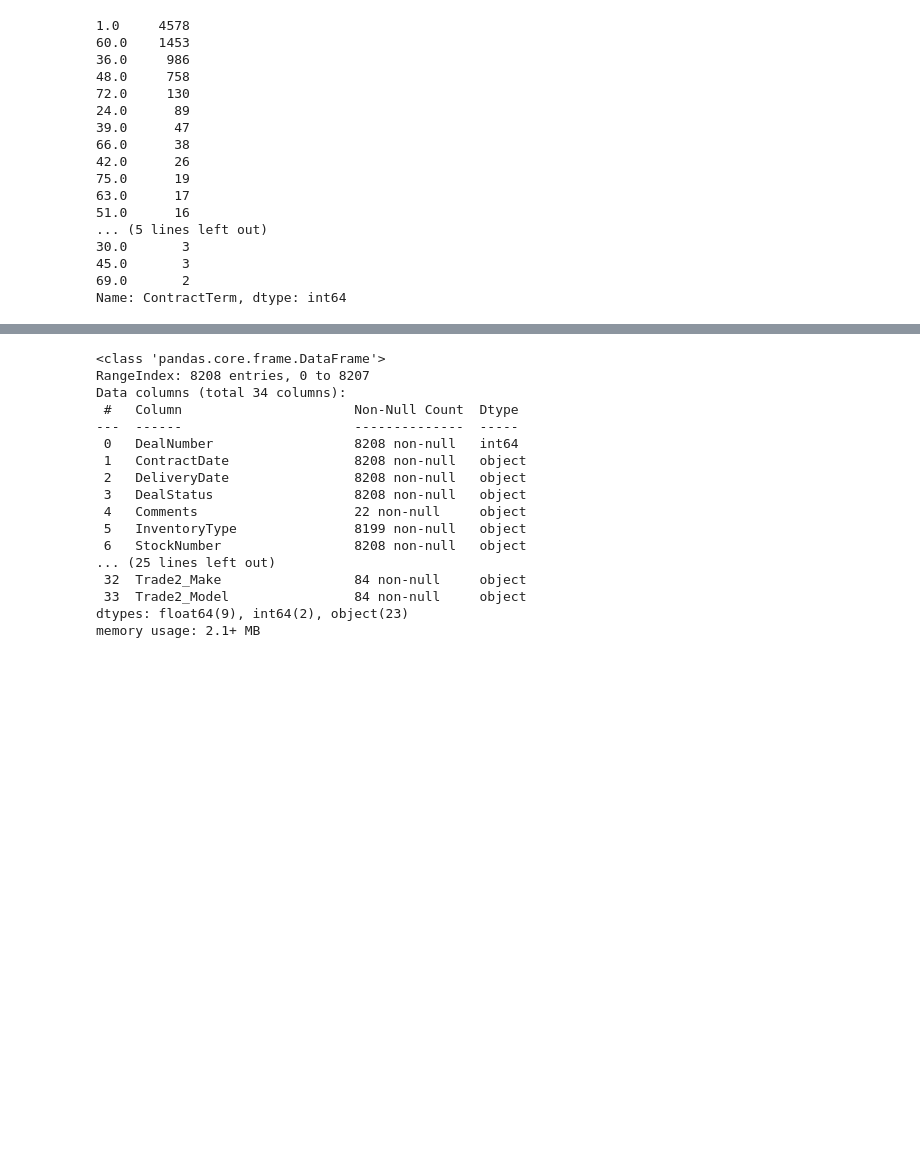
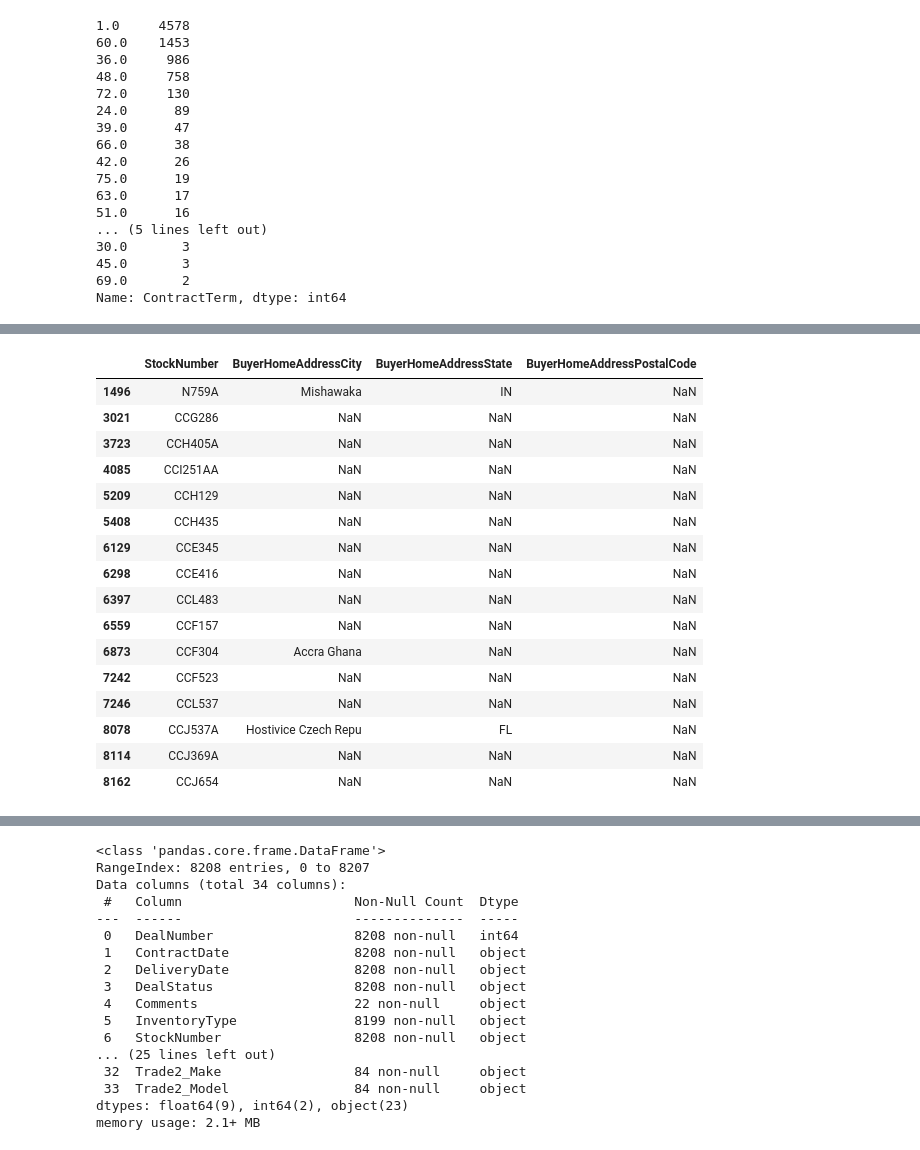
Before and after one commit to martell-n-tardy/Forecasting-with-a-Time-Series-Model-using-Python, a Jupyter notebook: notebooks/data wrangling.ipynb, the cells around one changed output, grey strips where cells are left out. Cells and saved outputs as stored; diff of their text form; code cells hidden in the pictures; blank space fills up the shorter version.

```diff
--- a/notebooks/data wrangling.ipynb
+++ b/notebooks/data wrangling.ipynb
@@ -197,0 +301,5 @@ Name: ContractTerm, dtype: int64
+# %%
+#convert rows 380,470, and 1007 'BackEndGrossProfit' value to '-200.00'
+sales_hist.iloc[[380,470,1007],13]= -200.00
+#confirm entry changed
+sales_hist.iloc[[380,470,1007],13]
@@ -197,0 +311,5 @@ Name: ContractTerm, dtype: int64
+# %%
+#convert rows 60,528, and 1009 'BackEndGrossProfit' value to '-200.00'
+sales_hist.iloc[[60,528,1009],13]= 0.00
+#confirm entry changed
+sales_hist.iloc[[60,528,1009],13]
@@ -197,0 +321,5 @@ Name: ContractTerm, dtype: int64
+# %%
+#replace all null values in 'FrontEndGrossProfit' with '0.00'
+sales_hist['FrontEndGrossProfit'] = sales_hist['FrontEndGrossProfit'].fillna(value = 0.00)
+#confirm feature updated
+sales_hist['FrontEndGrossProfit'].value_counts()
@@ -197,0 +339,4 @@ Name: ContractTerm, dtype: int64
+# %%
+#examine the 'StockNumber',BuyerHomeAddressPostalCode','BuyerHomeAddressState', 'BuyerHomeAddressCity' features null values
+buyer_info = sales_hist.iloc[:,[6,20,21,22]]
+buyer_info
@@ -197,0 +357,21 @@ Name: ContractTerm, dtype: int64
+# %%
+#examining the 16 null values within the 'BuyerHomeAddressPostalCode' feature
+buyer_info.loc[buyer_info['BuyerHomeAddressPostalCode'].isnull()].head(20)
+# %% [output]
+|  | StockNumber | BuyerHomeAddressCity | BuyerHomeAddressState | BuyerHomeAddressPostalCode |
+| 1496 | N759A | Mishawaka | IN | NaN |
+| 3021 | CCG286 | NaN | NaN | NaN |
+| 3723 | CCH405A | NaN | NaN | NaN |
+| 4085 | CCI251AA | NaN | NaN | NaN |
+| 5209 | CCH129 | NaN | NaN | NaN |
+| 5408 | CCH435 | NaN | NaN | NaN |
+| 6129 | CCE345 | NaN | NaN | NaN |
+| 6298 | CCE416 | NaN | NaN | NaN |
+| 6397 | CCL483 | NaN | NaN | NaN |
+| 6559 | CCF157 | NaN | NaN | NaN |
+| 6873 | CCF304 | Accra Ghana | NaN | NaN |
+| 7242 | CCF523 | NaN | NaN | NaN |
+| 7246 | CCL537 | NaN | NaN | NaN |
+| 8078 | CCJ537A | Hostivice Czech Repu | FL | NaN |
+| 8114 | CCJ369A | NaN | NaN | NaN |
+| 8162 | CCJ654 | NaN | NaN | NaN |
```
Also changed, not shown: parts of 31 cells of this notebook.
